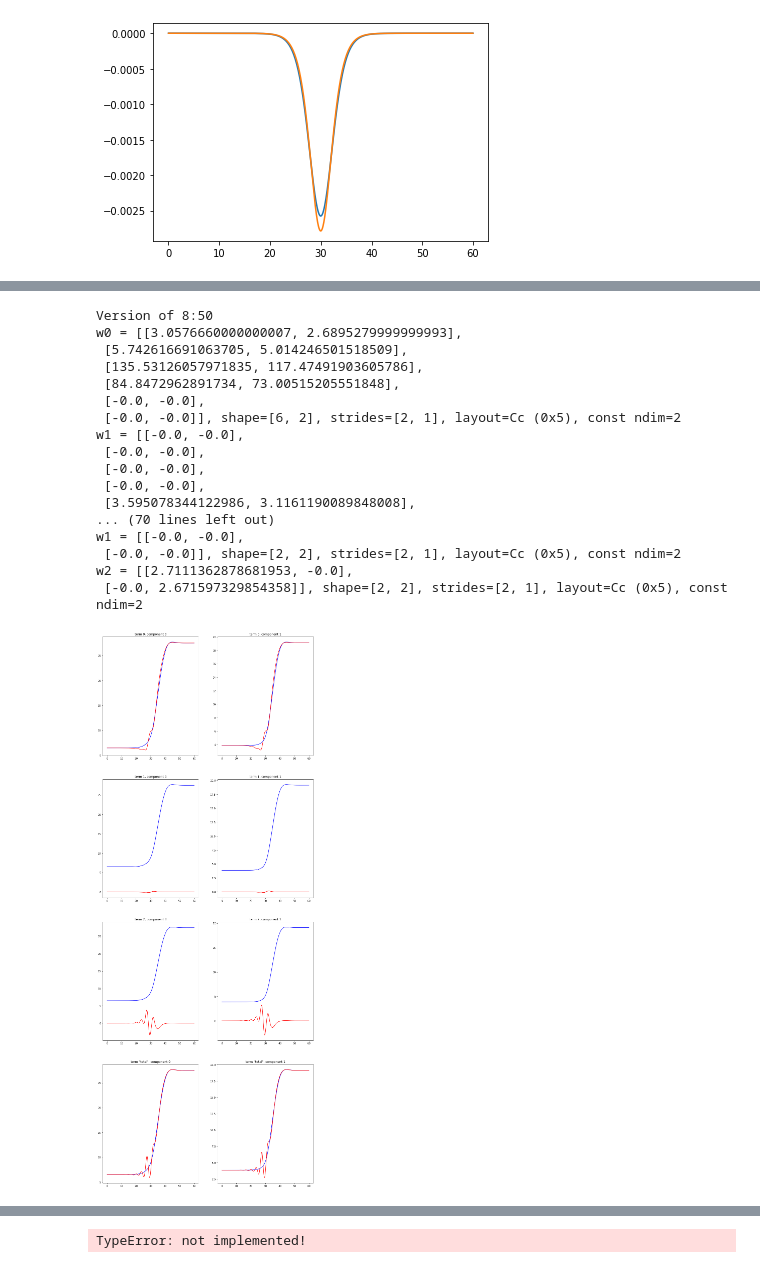
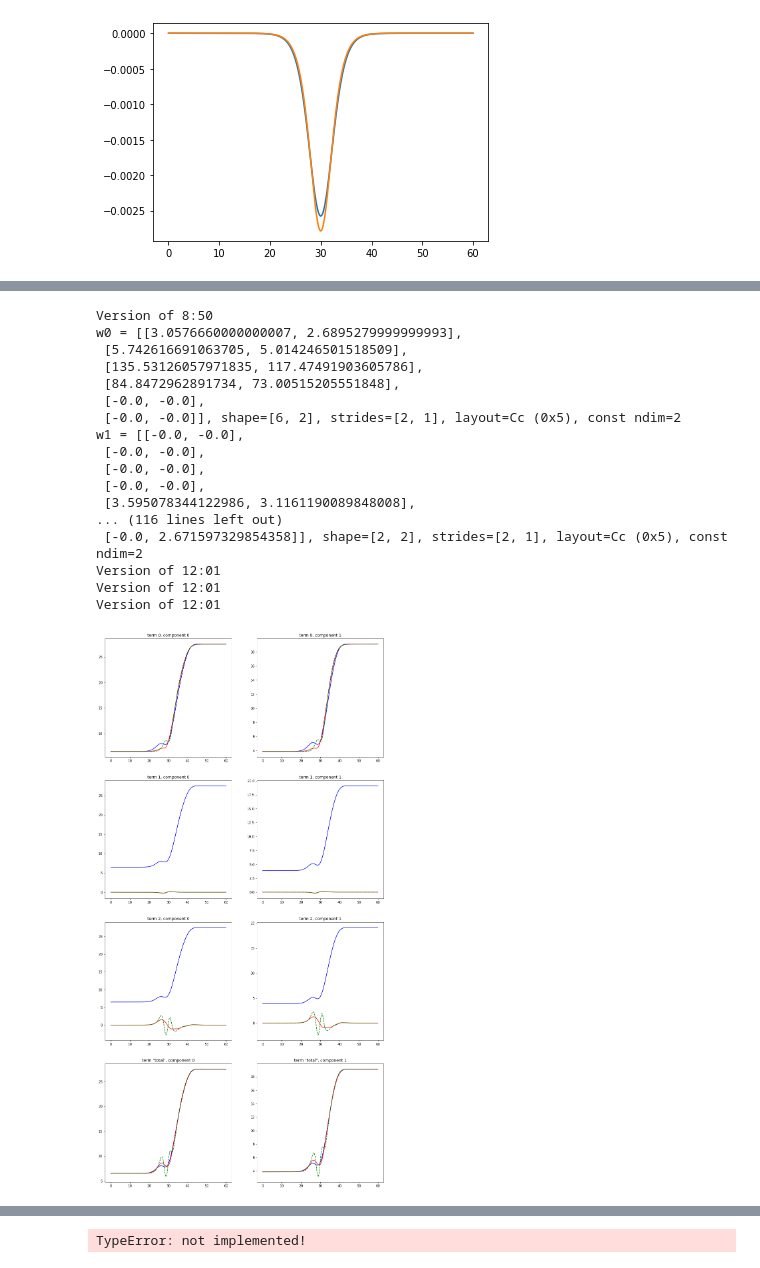
Before and after one commit to bbbursik/feos-pcsaft, a Jupyter notebook: examples/21-11-04-exampleDFT.ipynb, the cells around one changed output, grey strips where cells are left out. Cells and saved outputs as stored; diff of their text form; code cells hidden in the pictures.

```diff
--- a/examples/21-11-04-exampleDFT.ipynb
+++ b/examples/21-11-04-exampleDFT.ipynb
@@ -31,4 +31,4 @@ else:
     vle = PhaseEquilibrium.bubble_point_tx(func, temperature, composition/MOL)
 # %%
 solver = DFTSolver().anderson_mixing(tol=1.0e-9,mmax=10)#.picard_iteration(tol=1.0e-5) # just write after one another
-interface = PlanarInterface.from_tanh(vle, 1024, 60 * ANGSTROM, t_crit)
+interface = PlanarInterface.from_tanh(vle, 1024, 60 * ANGSTROM, t_crit, True)
@@ -90,46 +123,50 @@ fig.savefig(f'weighted_densities.pdf', )
 # %%
 lfds_list = interface.local_functional_derivative
-lfds_list.append(sum(interface.local_functional_derivative))
+lfds_list.append(sum(interface.local_functional_derivative[0:1], interface.local_functional_derivative[2]))
+lfds_list_v2 = interface.local_functional_derivative_v2
+lfds_list_v2.append(sum(interface.local_functional_derivative_v2[0:1], interface.local_functional_derivative_v2[2]))
+
 
 n_comps = len(composition)
 n_types = sum([len(x) for x in lfds_list])
 
 
-fig, axs = plt.subplots(int(n_types/n_comps), n_comps,figsize=(15, 40), facecolor='w', edgecolor='k')
+fig, axs = plt.subplots(int(n_types/n_comps), n_comps,figsize=(15, 30), facecolor='w', edgecolor='k')
 i=0
 #fig.subplots_adjust(hspace = .5, wspace=.001)
 
 axs = axs.ravel()
 
-for j, lfds in enumerate(lfds_list):
-    for k, (fd, lfd) in enumerate(zip(interface.functional_derivative, lfds)):
+for j, (lfds, lfds_v2) in enumerate(zip(lfds_list, lfds_list_v2)):
+    for k, (fd, (lfd, lfd_v2)) in enumerate(zip(interface.functional_derivative, zip(lfds, lfds_v2))):
 
         axs[i].plot(interface.z / ANGSTROM, fd, 'b')
         axs[i].plot(interface.z / ANGSTROM, lfd, 'r')
+        axs[i].plot(interface.z / ANGSTROM, lfd_v2, 'g--')
         if j == n_types/n_comps-1: j = '"total"'
         axs[i].set_title(f'term {j}, component {k}')
         i = i+1
 
 fig.savefig(f'functional_derivatives.pdf', )
 # %% [output]
 Version of 8:50
 w0 = [[3.0576660000000007, 2.6895279999999993],
  [5.742616691063705, 5.014246501518509],
  [135.53126057971835, 117.47491903605786],
  [84.8472962891734, 73.00515205551848],
  [-0.0, -0.0],
  [-0.0, -0.0]], shape=[6, 2], strides=[2, 1], layout=Cc (0x5), const ndim=2
 w1 = [[-0.0, -0.0],
  [-0.0, -0.0],
  [-0.0, -0.0],
  [-0.0, -0.0],
  [3.595078344122986, 3.1161190089848008],
-... (70 lines left out)
-w1 = [[-0.0, -0.0],
- [-0.0, -0.0]], shape=[2, 2], strides=[2, 1], layout=Cc (0x5), const ndim=2
-w2 = [[2.7111362878681953, -0.0],
+... (116 lines left out)
  [-0.0, 2.671597329854358]], shape=[2, 2], strides=[2, 1], layout=Cc (0x5), const ndim=2
+Version of 12:01
+Version of 12:01
+Version of 12:01
-[figure, old version]
+[figure, new version]
 # %%
 i = 0
 i=0
```
Also changed, not shown: parts of 7 cells of this notebook.
